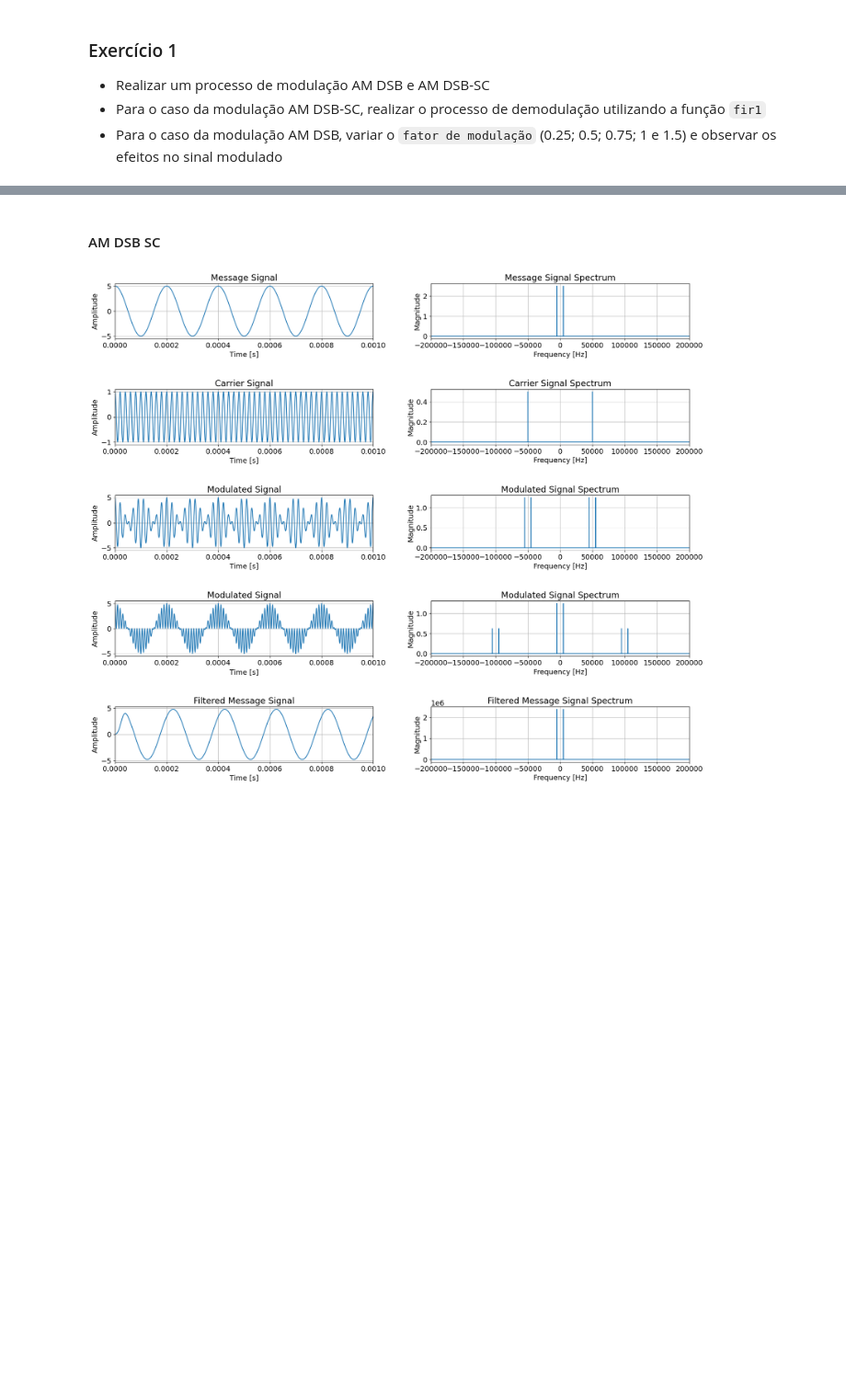
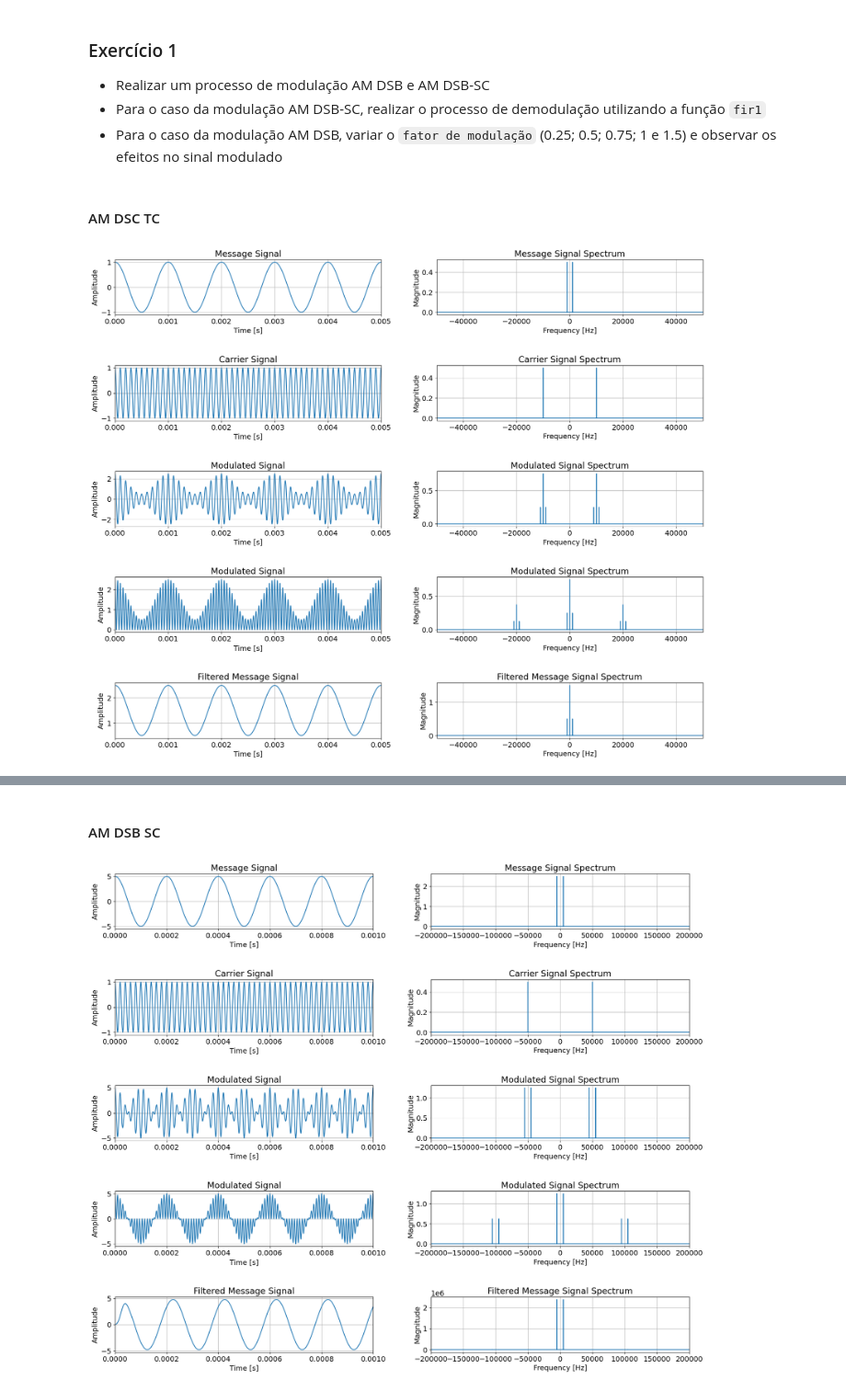
Before and after one commit to gabrielluizep/workbook-eng-telecom, a Jupyter notebook: com1/relatorio-2.ipynb, the cells around one changed output, grey strips where cells are left out. Shown at 92% size. Cells and saved outputs as stored; diff of their text form; code cells hidden in the pictures; blank space fills up the shorter version.

```diff
--- a/com1/relatorio-2.ipynb
+++ b/com1/relatorio-2.ipynb
@@ -18,3 +18,5 @@ fs = int(1e6)
 ts = 1 / fs
 t = np.arange(0, 1, ts)
 f = np.arange(-fs / 2, fs / 2, 1)
+# %% [markdown]
+#### AM DSC TC
@@ -20,0 +50,67 @@ f = np.arange(-fs / 2, fs / 2, 1)
+# %%
+fig, axs = plt.subplots(5, 2, figsize=(18, 15))
+
+axs[0, 0].plot(t, m_t)
+axs[0, 0].set_title("Message Signal")
+axs[0, 0].set_xlabel("Time [s]")
+axs[0, 0].set_ylabel("Amplitude")
+axs[0, 0].set_xlim(0, 5 * (1 / fm))
+
+axs[0, 1].plot(f, np.abs(M_f))
+axs[0, 1].set_title("Message Signal Spectrum")
+axs[0, 1].set_xlabel("Frequency [Hz]")
+axs[0, 1].set_ylabel("Magnitude")
+axs[0, 1].set_xlim(-50e3, 50e3)
+
+axs[1, 0].plot(t, c_t)
+axs[1, 0].set_title("Carrier Signal")
+axs[1, 0].set_xlabel("Time [s]")
+axs[1, 0].set_ylabel("Amplitude")
+axs[1, 0].set_xlim(0, 5 * (1 / fm))
+
+axs[1, 1].plot(f, np.abs(C_f))
+axs[1, 1].set_title("Carrier Signal Spectrum")
+axs[1, 1].set_xlabel("Frequency [Hz]")
+axs[1, 1].set_ylabel("Magnitude")
+axs[1, 1].set_xlim(-50e3, 50e3)
+
+axs[2, 0].plot(t, s_t)
+axs[2, 0].set_title("Modulated Signal")
+axs[2, 0].set_xlabel("Time [s]")
+axs[2, 0].set_ylabel("Amplitude")
+axs[2, 0].set_xlim(0, 5 * (1 / fm))
+
+axs[2, 1].plot(f, np.abs(S_f))
+axs[2, 1].set_title("Modulated Signal Spectrum")
+axs[2, 1].set_xlabel("Frequency [Hz]")
+axs[2, 1].set_ylabel("Magnitude")
+axs[2, 1].set_xlim(-50e3, 50e3)
+
+axs[3, 0].plot(t, r_t)
+axs[3, 0].set_title("Modulated Signal")
+axs[3, 0].set_xlabel("Time [s]")
+axs[3, 0].set_ylabel("Amplitude")
+axs[3, 0].set_xlim(0, 5 * (1 / fm))
+
+axs[3, 1].plot(f, np.abs(R_f))
+axs[3, 1].set_title("Modulated Signal Spectrum")
+axs[3, 1].set_xlabel("Frequency [Hz]")
+axs[3, 1].set_ylabel("Magnitude")
+axs[3, 1].set_xlim(-50e3, 50e3)
+
+axs[4, 0].plot(t, m_hat_t)
+axs[4, 0].set_title("Filtered Message Signal")
+axs[4, 0].set_xlabel("Time [s]")
+axs[4, 0].set_ylabel("Amplitude")
+axs[4, 0].set_xlim(0, 5 * (1 / fm))
+
+axs[4, 1].plot(f, np.abs(M_hat_f))
+axs[4, 1].set_title("Filtered Message Signal Spectrum")
+axs[4, 1].set_xlabel("Frequency [Hz]")
+axs[4, 1].set_ylabel("Magnitude")
+axs[4, 1].set_xlim(-50e3, 50e3)
+
+plt.tight_layout(pad=3)
+plt.show()
+# %% [output]
+[figure, added]
```
Also changed, not shown: parts of 7 cells of this notebook, 7 other files.
